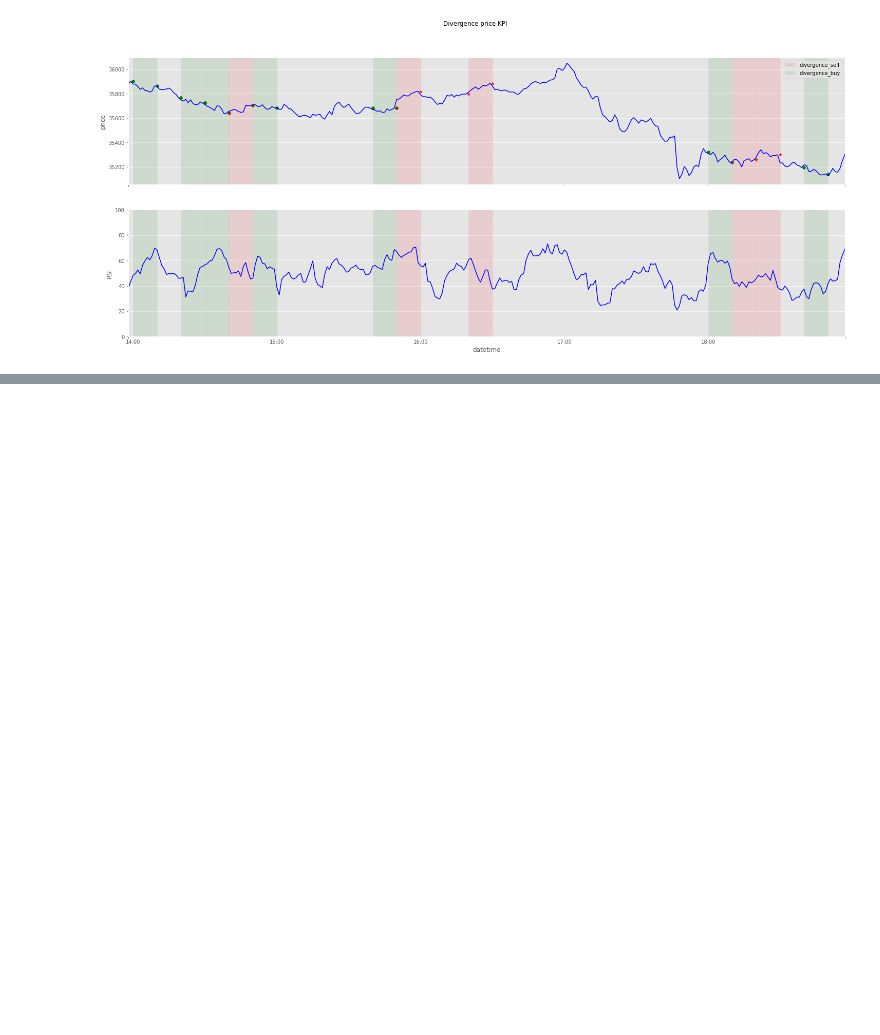
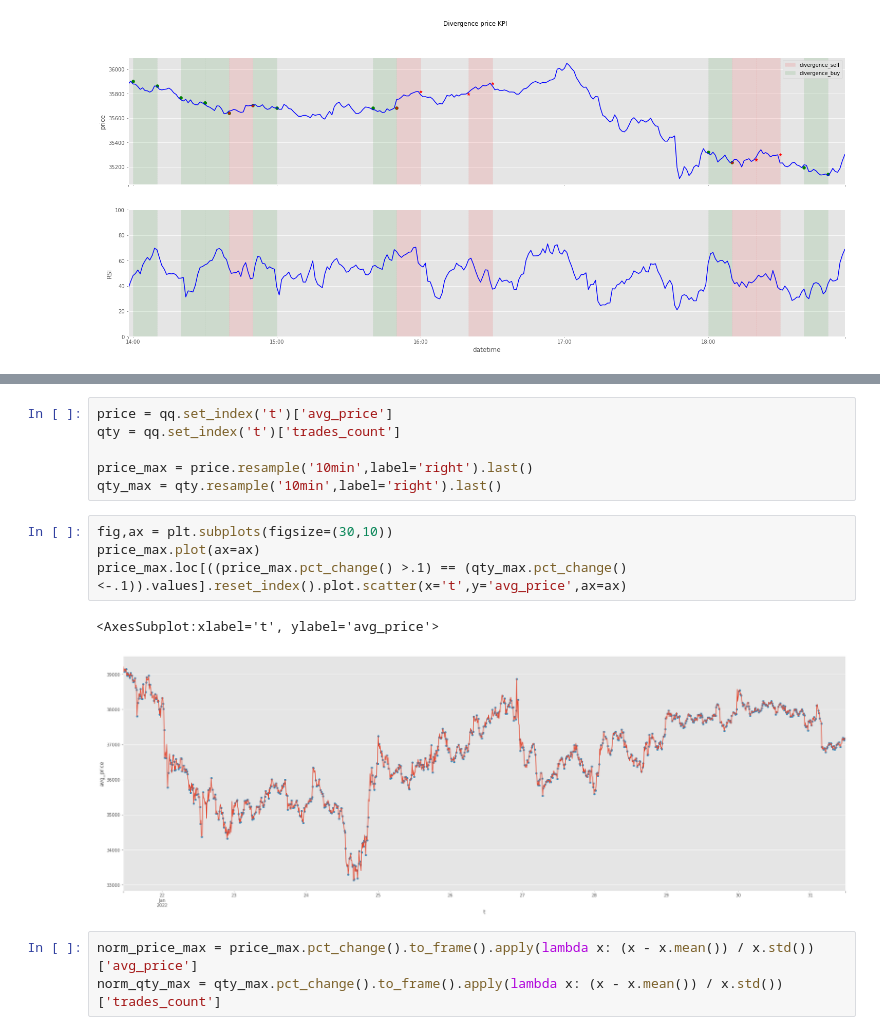
Before and after one commit to charubaiel/MarketCrackers, a Jupyter notebook: kpis/divergence.ipynb, the cells around one changed output, grey strips where cells are left out. Drawn from its saved outputs; the diff is of its cells as text; blank space fills up the shorter version.

```diff
--- a/kpis/divergence.ipynb
+++ b/kpis/divergence.ipynb
@@ -105,0 +140,16 @@ divergense_check(resample = '10min',figsize=(25,10))
+# %%
+price = qq.set_index('t')['avg_price']
+qty = qq.set_index('t')['trades_count']
+
+price_max = price.resample('10min',label='right').last()
+qty_max = qty.resample('10min',label='right').last()
+# %%
+fig,ax = plt.subplots(figsize=(30,10))
+price_max.plot(ax=ax)
+price_max.loc[((price_max.pct_change() >.1) == (qty_max.pct_change() <-.1)).values].reset_index().plot.scatter(x='t',y='avg_price',ax=ax)
+# %% [output]
+<AxesSubplot:xlabel='t', ylabel='avg_price'>
+[figure, added]
+# %%
+norm_price_max = price_max.pct_change().to_frame().apply(lambda x: (x - x.mean()) / x.std())['avg_price']
+norm_qty_max = qty_max.pct_change().to_frame().apply(lambda x: (x - x.mean()) / x.std())['trades_count']
```
Also changed, not shown: parts of 14 cells of this notebook, 4 other files.
